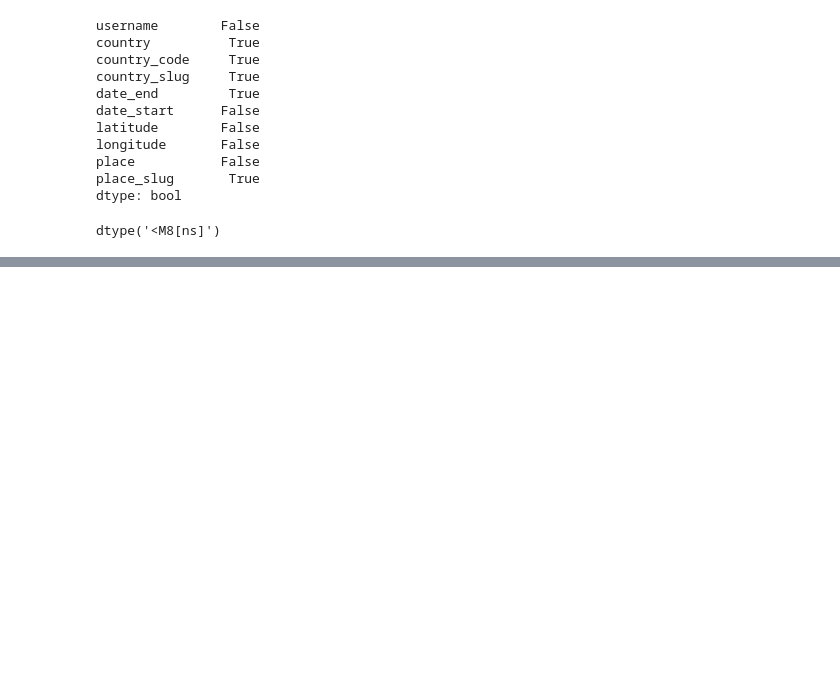
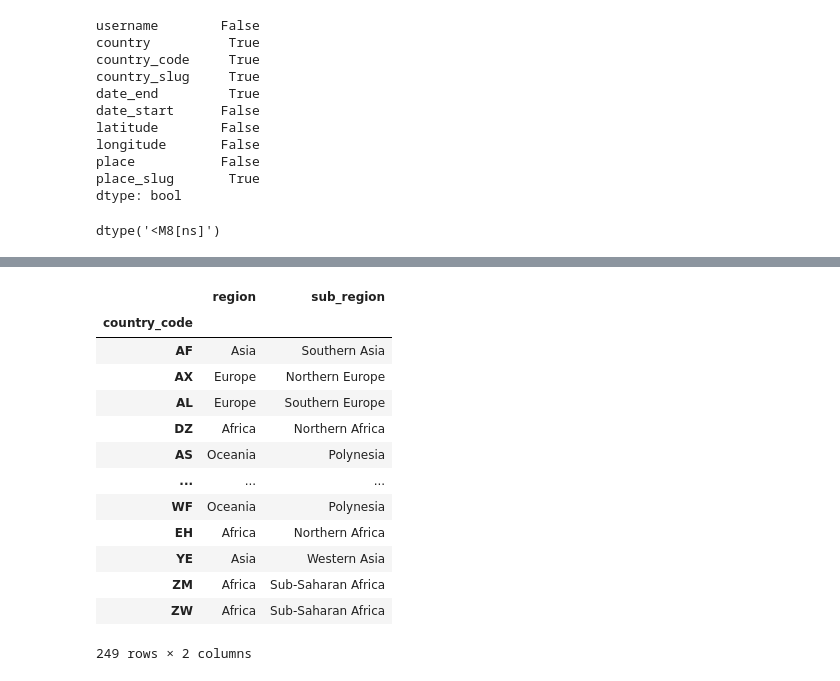
Before and after one commit to oanaale95/DSforBuss, a Jupyter notebook: exercise1.ipynb, the cells around one changed output, grey strips where cells are left out. Cells and saved outputs as stored; diff of their text form; code cells hidden in the pictures; blank space fills up the shorter version.

```diff
--- a/exercise1.ipynb
+++ b/exercise1.ipynb
@@ -83,0 +109,18 @@ ValueError: Mime type rendering requires nbformat>=4.2.0 but it is not installed
+# %%
+country_df.index.rename('country_code', inplace=True)
+country_df
+# %% [output]
+|  | region | sub_region |
+| country_code |  |  |
+| AF | Asia | Southern Asia |
+| AX | Europe | Northern Europe |
+| AL | Europe | Southern Europe |
+| DZ | Africa | Northern Africa |
+| AS | Oceania | Polynesia |
+| ... | ... | ... |
+| WF | Oceania | Polynesia |
+| EH | Africa | Northern Africa |
+| YE | Asia | Western Asia |
+| ZM | Africa | Sub-Saharan Africa |
+| ZW | Africa | Sub-Saharan Africa |
+249 rows × 2 columns
```
Also changed, not shown: parts of 18 cells of this notebook.
